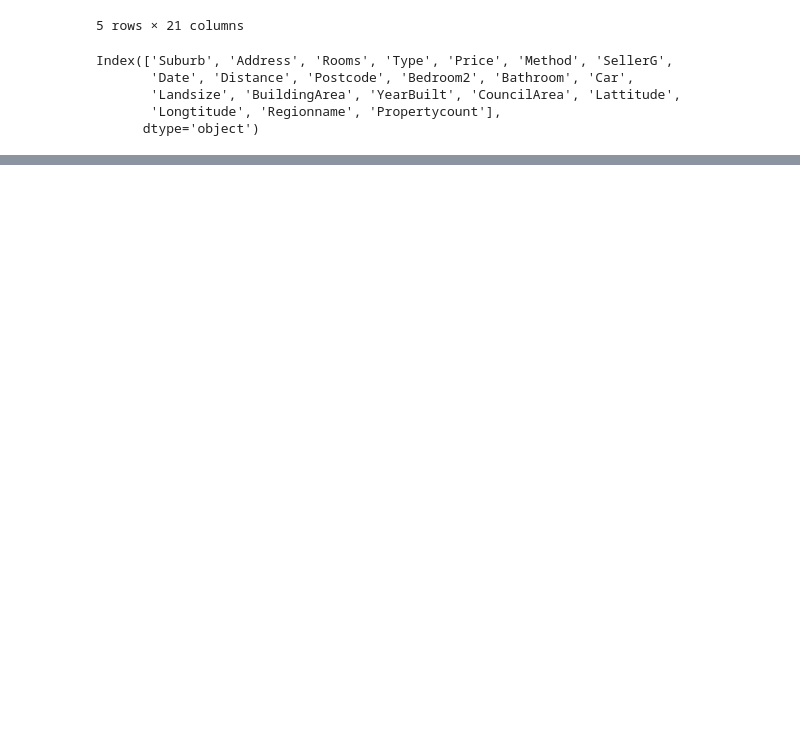
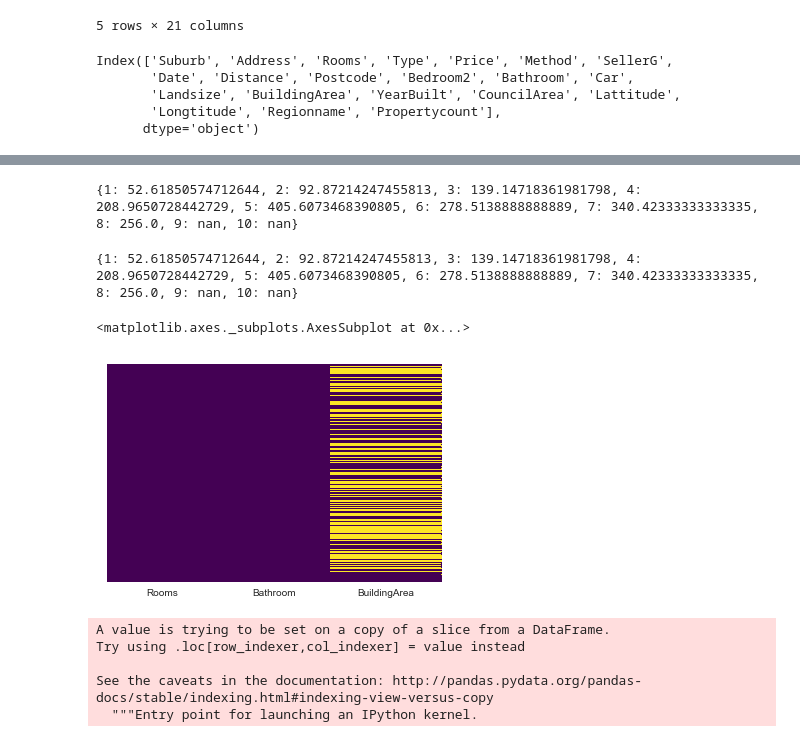
Before and after one commit to kiranparakkalkalam/ML, a Jupyter notebook: EDA/housing_price_linear_regression/housing_analysis_multivariable.ipynb, the cells around one changed output, grey strips where cells are left out. Drawn from its saved outputs; the diff is of its cells as text; code cells hidden in the pictures; blank space fills up the shorter version.

```diff
--- a/EDA/housing_price_linear_regression/housing_analysis_multivariable.ipynb
+++ b/EDA/housing_price_linear_regression/housing_analysis_multivariable.ipynb
@@ -49,0 +53,34 @@ sns.boxplot(X['Rooms'])
+# %%
+rdict = {}
+for each in range(1, 11):
+    rdict[each] = df.loc[df['Rooms'] == each].describe()['BuildingArea']['mean']
+print(rdict)
+# %% [output]
+{1: 52.61850574712644, 2: 92.87214247455813, 3: 139.14718361981798, 4: 208.9650728442729, 5: 405.6073468390805, 6: 278.5138888888889, 7: 340.42333333333335, 8: 256.0, 9: nan, 10: nan}
+# %%
+print(rdict)
+def fill_missing_building_area(cols):
+    rdict = {1: 52.61850574712644,
+              2: 92.87214247455813,
+              3: 139.14718361981798,
+              4: 208.9650728442729,
+              5: 405.6073468390805,
+              6: 278.5138888888889,
+              7: 340.42333333333335,
+              8: 256.0}
+    num_of_rooms = cols[0]
+    barea = cols[1]
+    if pd.isnull(barea):
+        if num_of_rooms < 9:
+            return rdict[num_of_rooms]
+        else:
+            return 0.0
+    else:
+        return barea
+# %% [output]
+{1: 52.61850574712644, 2: 92.87214247455813, 3: 139.14718361981798, 4: 208.9650728442729, 5: 405.6073468390805, 6: 278.5138888888889, 7: 340.42333333333335, 8: 256.0, 9: nan, 10: nan}
+# %%
+sns.heatmap(data=X.isnull(), yticklabels=False, cbar=False, cmap="viridis")
+# %% [output]
+<matplotlib.axes._subplots.AxesSubplot at 0x...>
+[figure, added]
@@ -49,0 +89,8 @@ sns.boxplot(X['Rooms'])
+# %%
+X['BuildingArea'] = X[['Rooms', 'BuildingArea']].apply(fill_missing_building_area,axis=1)
+# %% [output]
+A value is trying to be set on a copy of a slice from a DataFrame.
+Try using .loc[row_indexer,col_indexer] = value instead
+
+See the caveats in the documentation: http://pandas.pydata.org/pandas-docs/stable/indexing.html#indexing-view-versus-copy
+  """Entry point for launching an IPython kernel.
```
Also changed, not shown: parts of 14 cells of this notebook.
